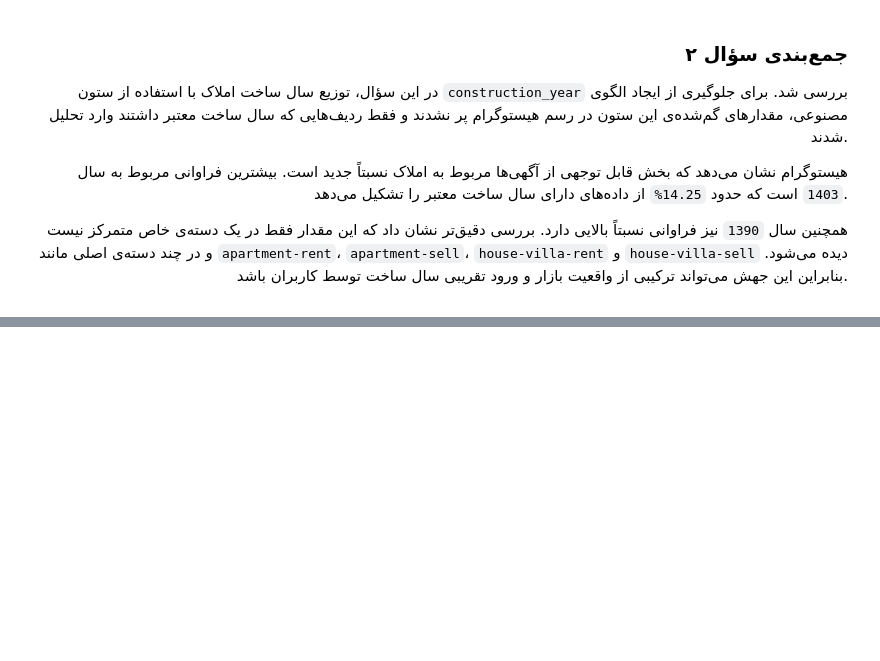
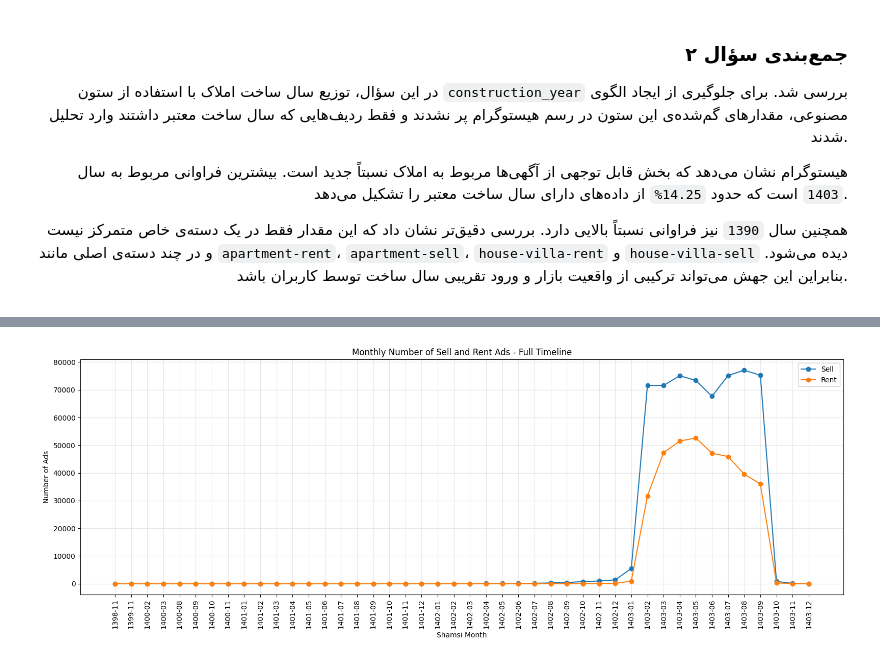
Before and after one commit to AliRaddman/divar-ml-project, a Jupyter notebook: notebooks/work/descriptive_ali.ipynb, the cells around one changed output, grey strips where cells are left out. Drawn from its saved outputs; the diff is of its cells as text; code cells hidden in the pictures; blank space fills up the shorter version.

```diff
--- a/notebooks/work/descriptive_ali.ipynb
+++ b/notebooks/work/descriptive_ali.ipynb
@@ -481,0 +602,28 @@ display(year_1390_analysis)
+# %%
+plt.figure(figsize=(16, 6))
+
+plt.plot(
+    monthly_counts_pivot["created_at_shamsi"],
+    monthly_counts_pivot["sell"],
+    marker="o",
+    label="Sell"
+)
+
+plt.plot(
+    monthly_counts_pivot["created_at_shamsi"],
+    monthly_counts_pivot["rent"],
+    marker="o",
+    label="Rent"
+)
+
+plt.title("Monthly Number of Sell and Rent Ads - Full Timeline")
+plt.xlabel("Shamsi Month")
+plt.ylabel("Number of Ads")
+plt.xticks(rotation=90)
+plt.legend()
+plt.grid(True, alpha=0.3)
+
+plt.tight_layout()
+plt.show()
+# %% [output]
+[figure, added]
```
Also changed, not shown: parts of 12 cells of this notebook.
